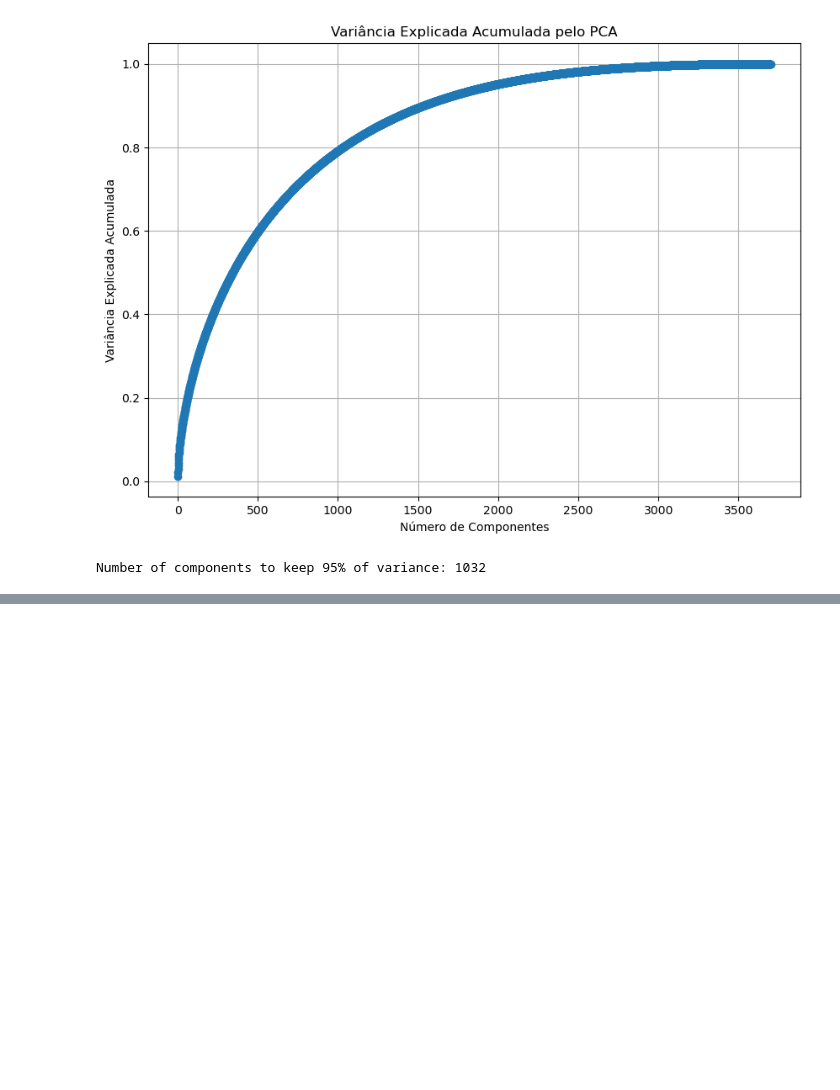
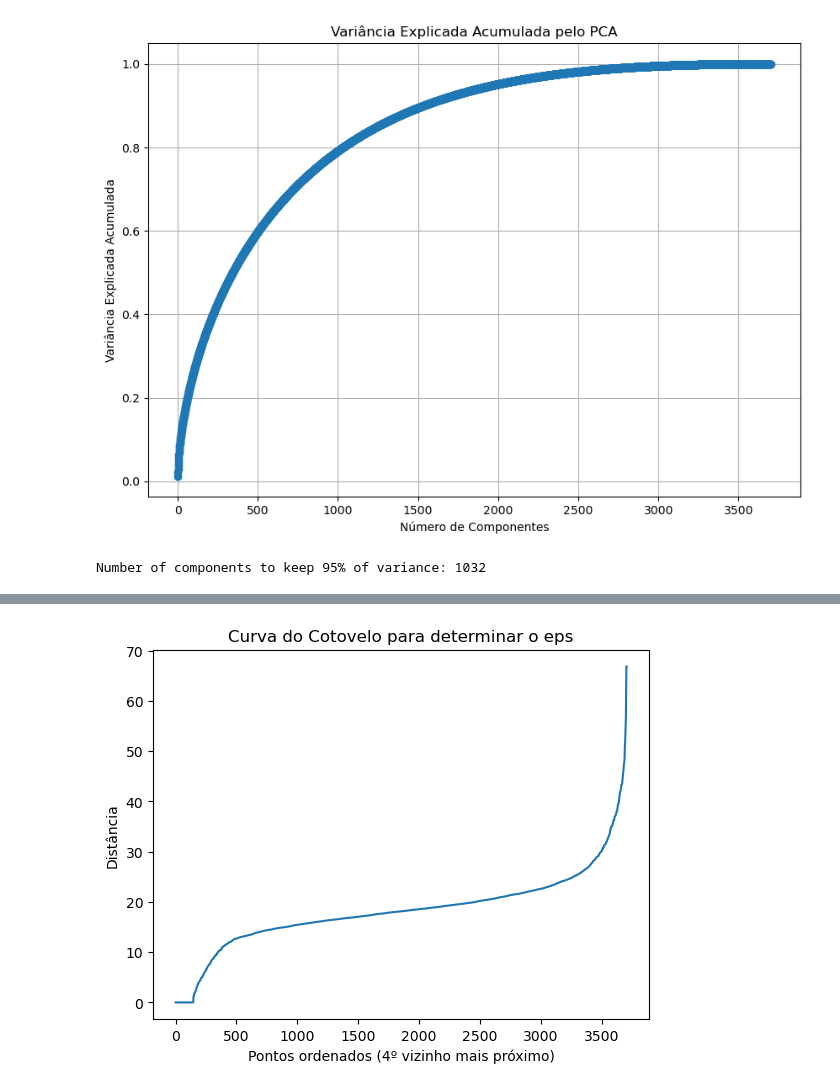
Before and after one commit to MrBarreto/DataMining, a Jupyter notebook: t4/t4.ipynb, the cells around one changed output, grey strips where cells are left out. Saved outputs shown, nothing was run; the diff lists cells and outputs as text; code cells hidden in the pictures; blank space fills up the shorter version.

```diff
--- a/t4/t4.ipynb
+++ b/t4/t4.ipynb
@@ -632,0 +672,9 @@ Shape of the reduced data: (3702, 1032)
+# %%
+k_distances = np.sort(distances[:, k-1], axis=0)
+plt.plot(k_distances)
+plt.xlabel("Pontos ordenados (4º vizinho mais próximo)")
+plt.ylabel("Distância")
+plt.title("Curva do Cotovelo para determinar o eps")
+plt.show()
+# %% [output]
+[figure, added]
```
Also changed, not shown: parts of 65 cells of this notebook.
